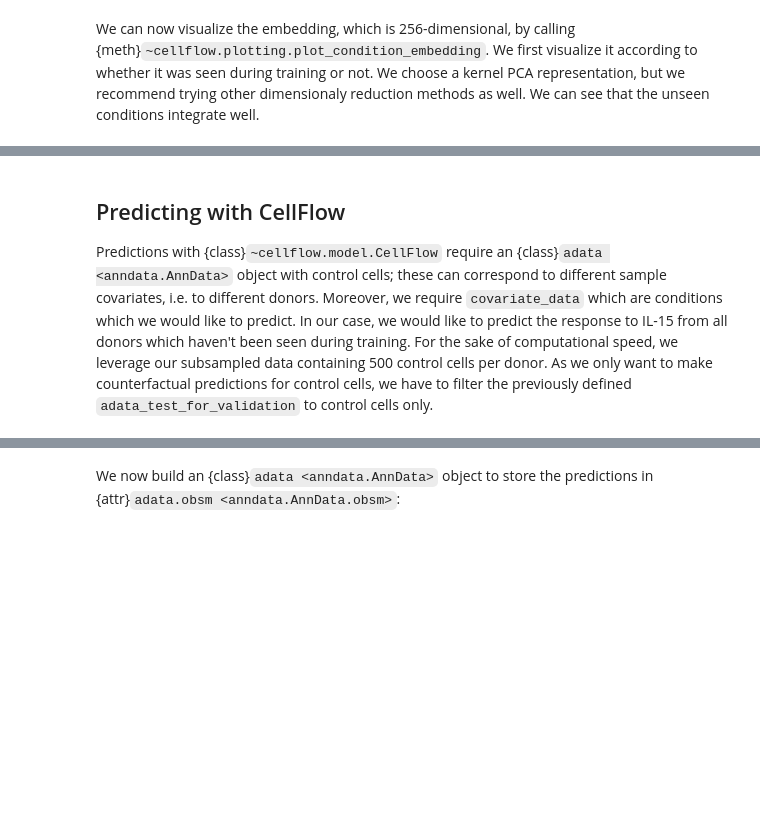
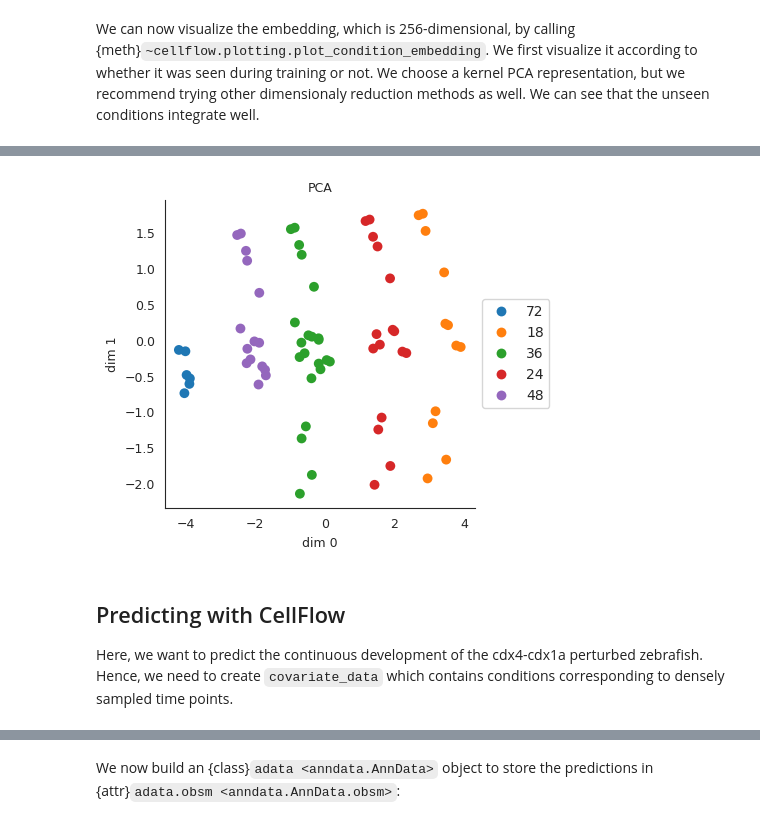
Before and after one commit to theislab/scaling_flow, a Jupyter notebook: docs/notebooks/201_zebrafish_continuous.ipynb, the cells around one changed output, grey strips where cells are left out. Cells and saved outputs as stored; diff of their text form; code cells hidden in the pictures; blank space fills up the shorter version.

Commit message:
update continuous zebrafish

```diff
--- a/docs/notebooks/201_zebrafish_continuous.ipynb
+++ b/docs/notebooks/201_zebrafish_continuous.ipynb
@@ -283,8 +306,10 @@ fig = plot_condition_embedding(df_condition_embedding, embedding="PCA", hue="gen
 # %%
-df_condition_embedding["time_point"] = df_condition_embedding.apply(lambda x: "_".join(x["condition"].split("_")[1:]), axis=1)
+df_condition_embedding["time_point"] = df_condition_embedding.apply(lambda x: x["condition"].split("_")[-1], axis=1)
 fig = plot_condition_embedding(df_condition_embedding, embedding="PCA", hue="time_point", circle_size=50, legend=False)
+# %% [output]
+[figure, added]
 # %% [markdown]
 ## Predicting with CellFlow
 
-Predictions with {class}`~cellflow.model.CellFlow` require an {class}`adata <anndata.AnnData>` object with control cells; these can correspond to different sample covariates, i.e. to different donors. Moreover, we require `covariate_data` which are conditions which we would like to predict. In our case, we would like to predict the response to IL-15 from all donors which haven't been seen during training. For the sake of computational speed, we leverage our subsampled data containing 500 control cells per donor. As we only want to make counterfactual predictions for control cells, we have to filter the previously defined `adata_test_for_validation` to control cells only.
+Here, we want to predict the continuous development of the cdx4-cdx1a perturbed zebrafish. Hence, we need to create `covariate_data` which contains conditions corresponding to densely sampled time points.
 # %%
```
Also changed, not shown: parts of 36 cells of this notebook.
